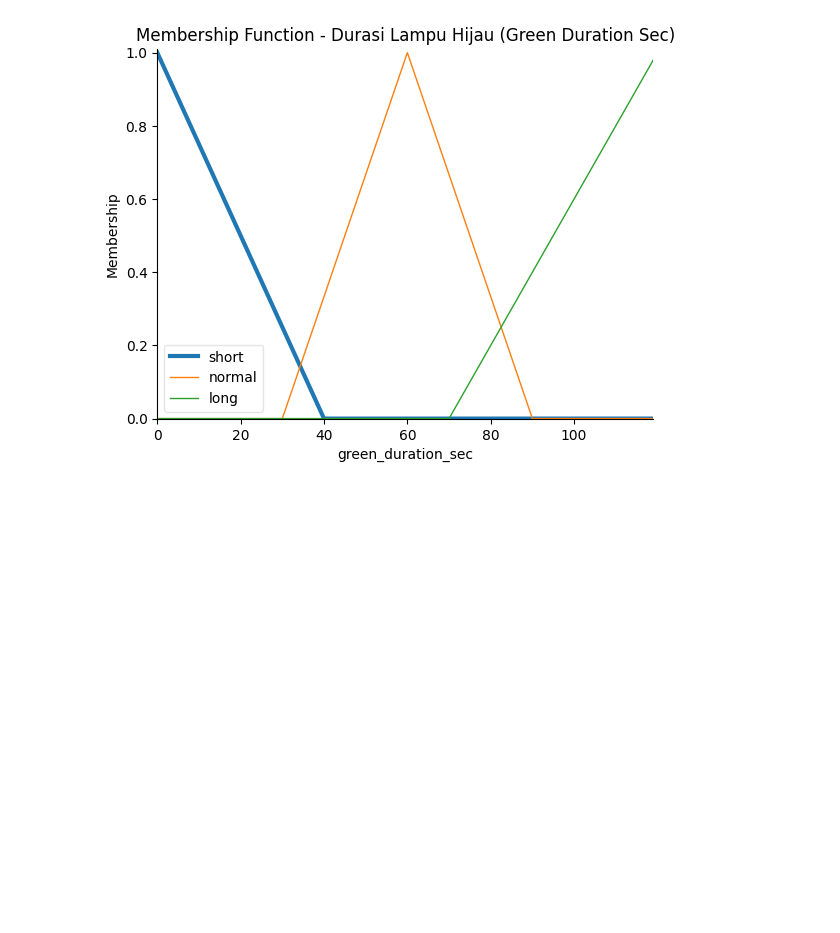
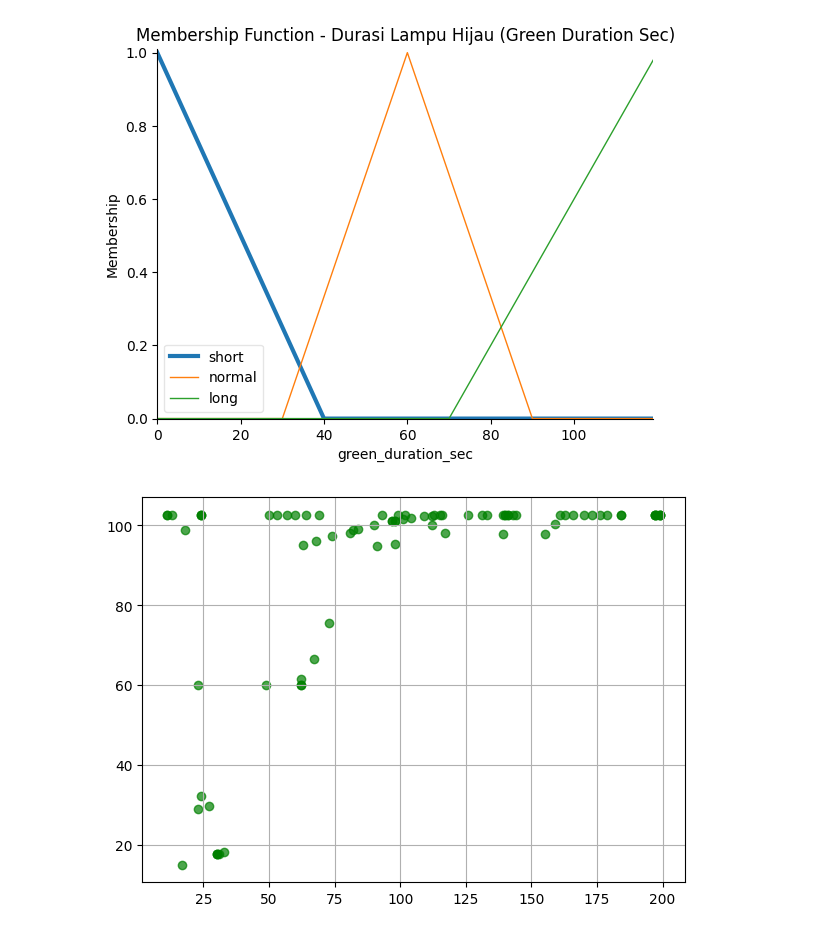
Before and after one commit to Rhoncodin/UIB-AI-2331188-WINSON-JOHN-KERRY, a Jupyter notebook: Pertemuan-2-project/fuzzy.ipynb, the cells around one changed output. Cells and saved outputs as stored; diff of their text form; code cells hidden in the pictures; blank space fills up the shorter version.

```diff
--- a/Pertemuan-2-project/fuzzy.ipynb
+++ b/Pertemuan-2-project/fuzzy.ipynb
@@ -60,3 +60,14 @@ def fuzzy_infer(row):
         return np.nan
 
 df['fuzzy_pred'] = df.apply(fuzzy_infer, axis=1)
+# %%
+def categorize(x):
+    if x < 40:
+        return 'Short'
+    elif x < 80:
+        return 'Normal'
+    else:
+        return 'Long'
+
+df['green_category'] = df['fuzzy_pred'].apply(categorize)
+print(df[['vehicles','avg_wait_sec','is_peak','fuzzy_pred','green_category']].head())
@@ -81,3 +99,13 @@ plt.show()
 [figure]
 <Figure size 600x400 with 0 Axes>
 [figure]
+# %%
+plt.figure(figsize=(7,5))
+plt.scatter(df['vehicles'], df['fuzzy_pred'], alpha=0.7, color='green')
+plt.title
+plt.xlabel
+plt.ylabel
+plt.grid(True)
+plt.show()
+# %% [output]
+[figure, added]
```
Also changed, not shown: parts of 1 cell of this notebook, 1 other file.
